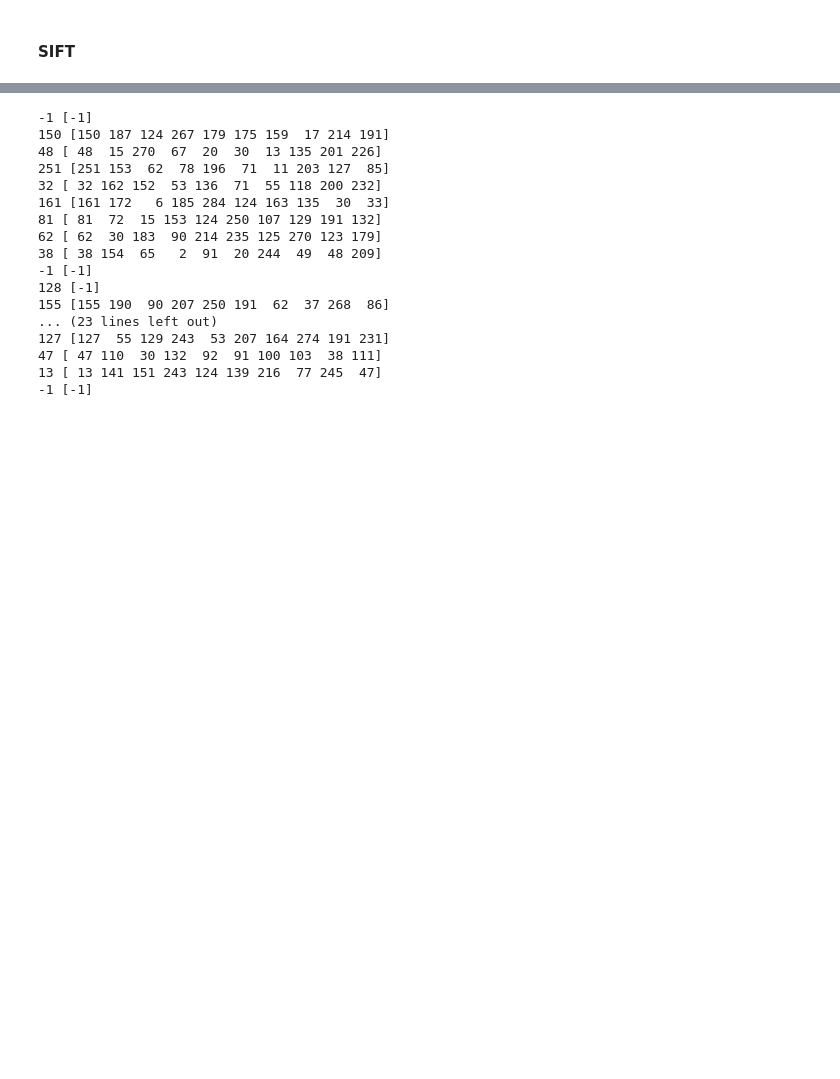
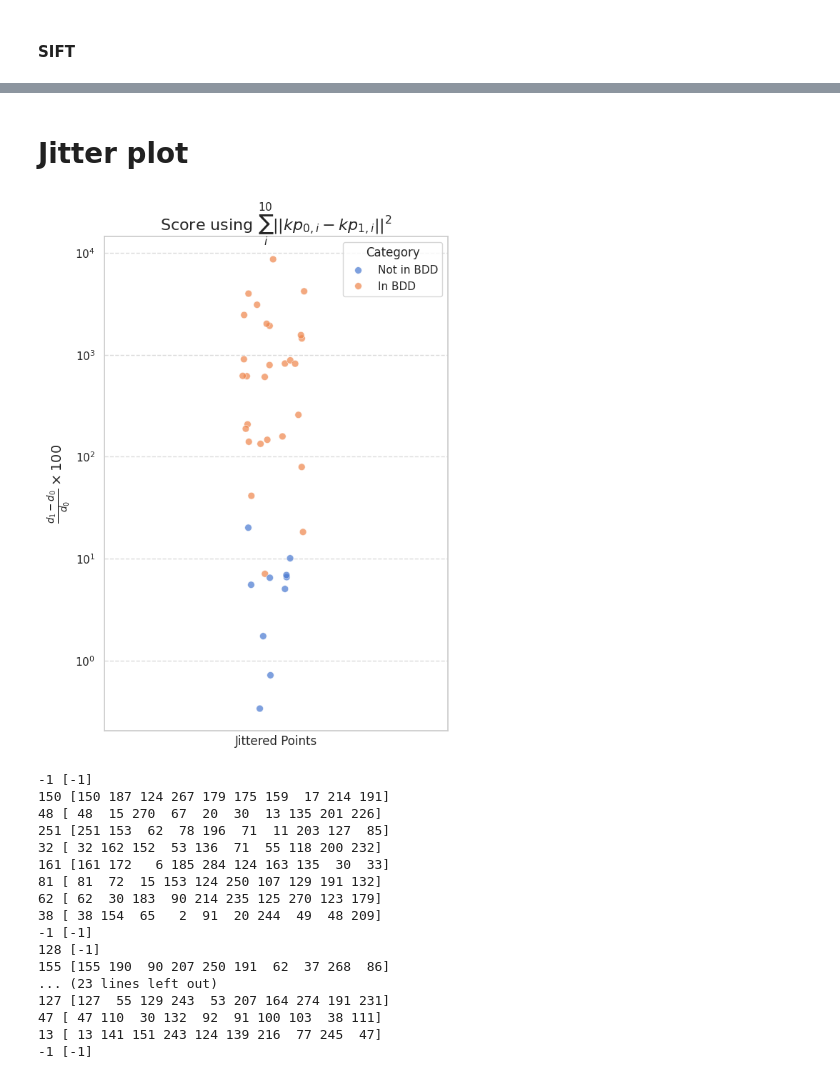
Before and after one commit to MCV-2024-C1-Project/Team5, a Jupyter notebook: week4/week4.ipynb, the cells around one changed output, grey strips where cells are left out. Drawn from its saved outputs; the diff is of its cells as text; code cells hidden in the pictures; blank space fills up the shorter version.

Commit message:
better plot

```diff
--- a/week4/week4.ipynb
+++ b/week4/week4.ipynb
@@ -229,11 +220,10 @@ import cv2
 import numpy as np
 import matplotlib.pyplot as plt
 from tqdm import tqdm
-from scipy.stats import hmean
 
 # Assuming `sift_query`, `sift_bd`, and `ground_truth` are defined with the proper structure
 dist_res = []
-colors = []  # New list to store color based on ground_truth
+is_not_present = []  # New list to store color based on ground_truth
 res = []
 
 # Modify the loop to populate dist_res and colors
@@ -282,9 +272,9 @@ for i in tqdm(range(30)):
 
         # Determine color based on ground_truth[i]
         if ground_truth[i] == [-1]:
-            colors.append('red')
+            is_not_present.append('Not in BDD')
         else:
-            colors.append('blue')
+            is_not_present.append('In BDD')
 
     dist_res.append(picture_distances)
     res.append(picture_most_similar)
@@ -354,3 +281,58 @@ Distance: 146.72498512268066
+# %% [markdown]
+# Jitter plot
+# %%
+import numpy as np
+import matplotlib.pyplot as plt
+import seaborn as sns
+from matplotlib.colors import ListedColormap
+from matplotlib.lines import Line2D
+
+# Ensure Seaborn's style is applied
+sns.set(style="whitegrid", palette="muted")
+
+# Once `dist_res` and `colors` are populated, calculate values for the scatter plot
+values = []
+for i in range(len(dist_res)):
+    for j in range(len(dist_res[i])):
+        values.append((dist_res[i][j][1] - dist_res[i][j][0]) / dist_res[i][j][0] * 100)
+
+# Create a DataFrame for better control over the data (optional but useful for seaborn)
+import pandas as pd
+
+data = pd.DataFrame({
+    'Jittered Points': np.ones(len(values)),  # Place all points at x=1, will jitter automatically
+    'Values': values,
+    'Category': is_not_present  # Using colors to represent categories (0 or 1)
+})
+
+# Plot
+plt.figure(figsize=(6, 8))
+
+# Use seaborn's stripplot for jittering
+sns.stripplot(x='Jittered Points', y='Values', data=data, jitter=True, hue='Category',
+              dodge=False, alpha=0.7, size=7, edgecolor="w", linewidth=0.5)
+
+# Set the y-axis label with LaTeX formatted formula
+plt.ylabel(r'$\frac{d_1-d_0}{d_0} \times 100$', fontsize=14)
+
+plt.title(r'Score using $\sum_i^{10}||kp_{0, i} - kp_{1, i}||^2$', fontsize=16)
+
+# Remove x-ticks for a cleaner look
+plt.xticks([])
+
+# Add grid lines for y-axis, with adjusted style
+plt.grid(True, axis='y', linestyle='--', alpha=0.7)
+
+# Apply log scale to y-axis
+plt.yscale('log')
+
+# Adjust layout to ensure everything fits
+plt.tight_layout()
+
+# Show the plot
+plt.show()
+# %% [output]
+[figure, added]
 # %%
 import importlib
 import src.metrics  # re-import the module to make sure it's recognized
```
Also changed, not shown: parts of 8 cells of this notebook.
